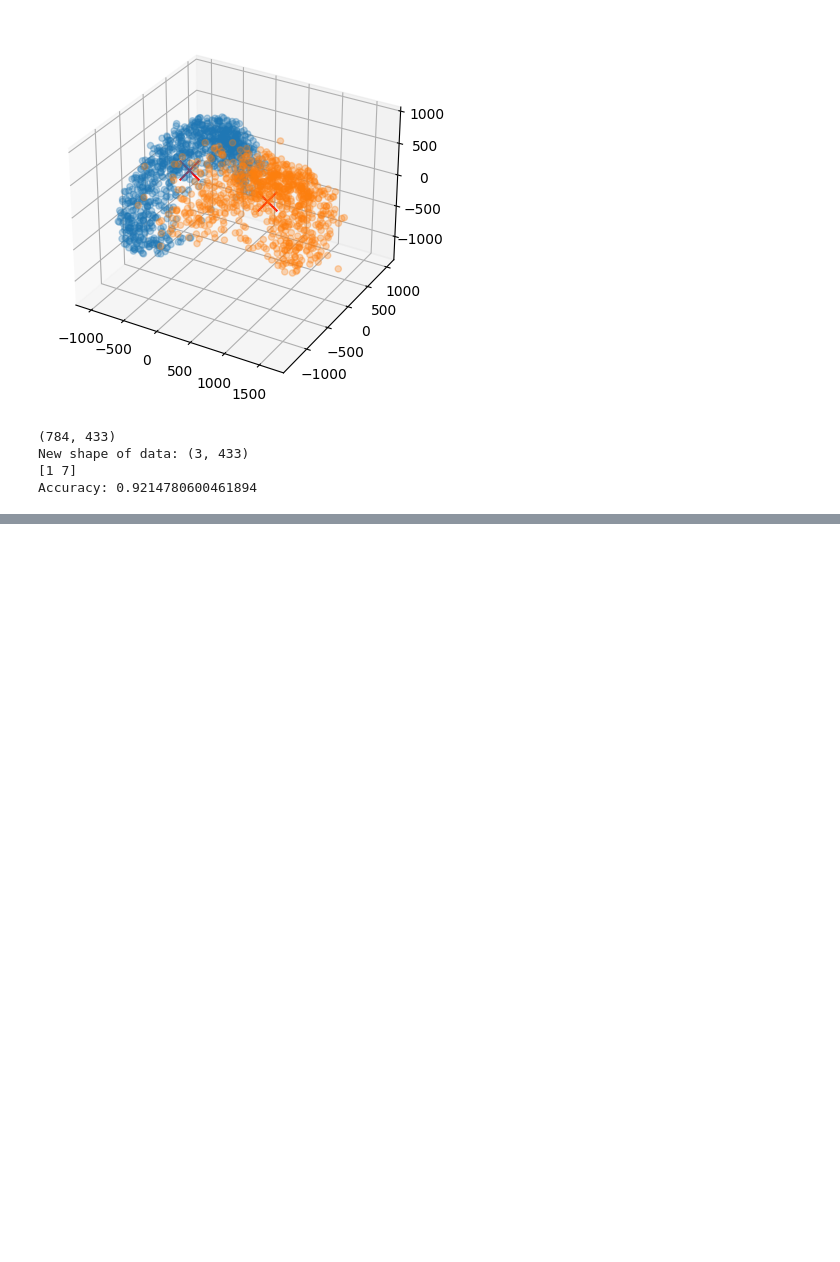
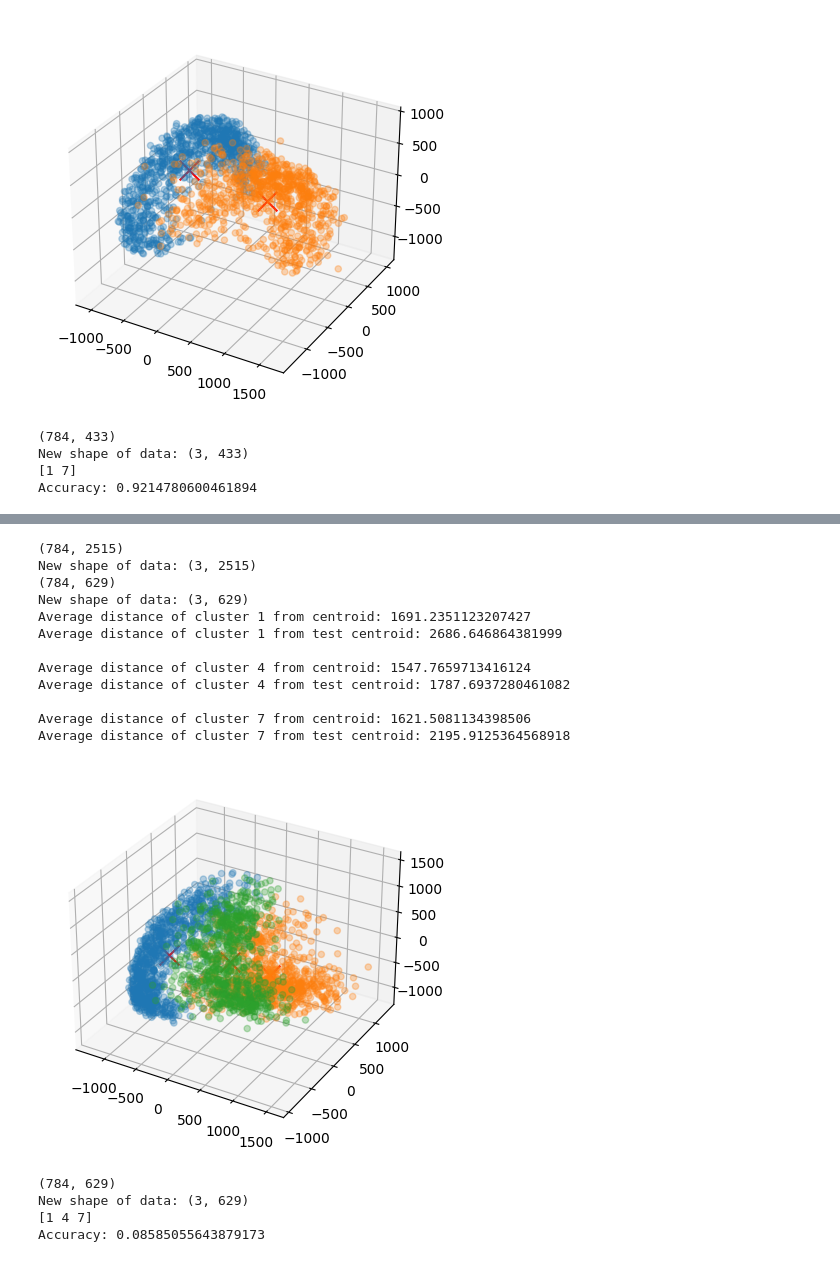
Before and after one commit to GiovanniGrotto/SSMLab, a Jupyter notebook: Homework2/Homework2.ipynb, the cells around one changed output, grey strips where cells are left out. Cells and saved outputs as stored; diff of their text form; code cells hidden in the pictures; blank space fills up the shorter version.

```diff
--- a/Homework2/Homework2.ipynb
+++ b/Homework2/Homework2.ipynb
@@ -381,0 +418,23 @@ Accuracy: 0.9214780600461894
+# %%
+centroid_list = plot_cluster_3d()
+# %% [output]
+(784, 2515)
+New shape of data: (3, 2515)
+(784, 629)
+New shape of data: (3, 629)
+Average distance of cluster 1 from centroid: 1691.2351123207427
+Average distance of cluster 1 from test centroid: 2686.646864381999
+
+Average distance of cluster 4 from centroid: 1547.7659713416124
+Average distance of cluster 4 from test centroid: 1787.6937280461082
+
+Average distance of cluster 7 from centroid: 1621.5081134398506
+Average distance of cluster 7 from test centroid: 2195.9125364568918
+[figure, added]
+# %%
+get_accuracy_3d(centroid_list)
+# %% [output]
+(784, 629)
+New shape of data: (3, 629)
+[1 4 7]
+Accuracy: 0.08585055643879173
```
Also changed, not shown: parts of 14 cells of this notebook.
